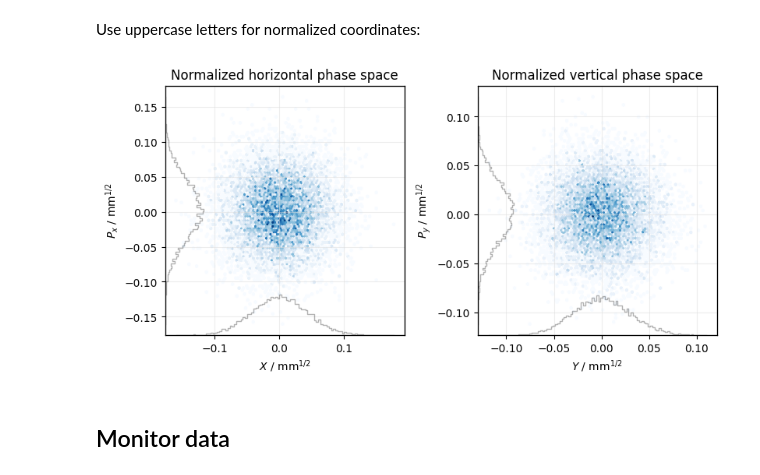
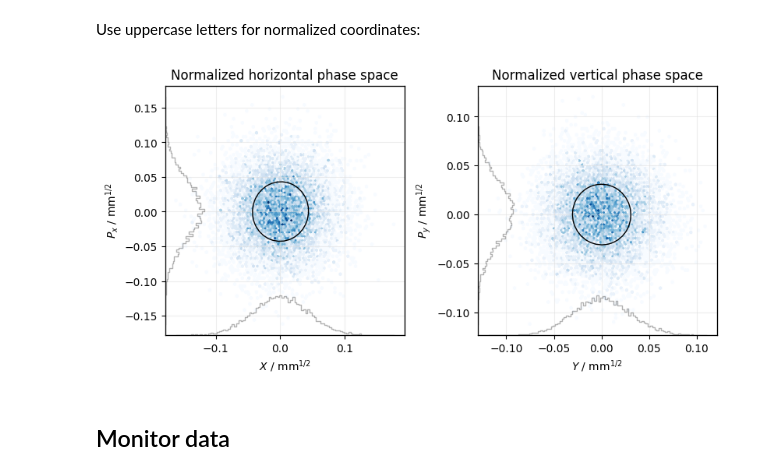
Before and after one commit to xsuite/xplt, a Jupyter notebook: examples/phasespace.ipynb, the cells around one changed output. Cells and saved outputs as stored; diff of their text form; code cells hidden in the pictures.

```diff
--- a/examples/phasespace.ipynb
+++ b/examples/phasespace.ipynb
@@ -32,7 +32,7 @@ x86_64-linux-gnu-gcc -pthread -Wno-unused-result -Wsign-compare -DNDEBUG -g -fwr
 x86_64-linux-gnu-gcc -pthread -shared -Wl,-O1 -Wl,-Bsymbolic-functions -Wl,-Bsymbolic-functions -Wl,-z,relro -g -fwrapv -O2 -Wl,-Bsymbolic-functions -Wl,-z,relro -g -fwrapv -O2 -g -fstack-protector-st ...
 # %%
 ## Generate particles
-particle_ref = xp.Particles(mass0=xp.PROTON_MASS_EV, q0=1, p0c=1e9)
+line.particle_ref = xp.Particles(mass0=xp.PROTON_MASS_EV, q0=1, p0c=1e9)
 nparticles = int(1e4)
 
 # Transverse distribution (gaussian)
@@ -48,7 +48,7 @@ delta = rel_momentum_spread * xp.generate_2D_gaussian(nparticles)[0]
 
 particles = xp.build_particles(
     tracker=tracker,
-    particle_ref=particle_ref,
+    particle_ref=line.particle_ref,
     x_norm=x,
     px_norm=px,
     nemitt_x=norm_emitt_x,
@@ -97,15 +101,14 @@ Calculate twiss parameters for normalization:
 # %%
 tw = tracker.twiss(
     method="4d",
-    particle_ref=particle_ref,
     at_s=np.unique(particles.s),  # twiss at location of particles
 )
 # %% [markdown]
 Use uppercase letters for normalized coordinates:
 # %%
-plot = xplt.PhaseSpacePlot(particles, kind="X,Y", twiss=tw)
+plot = xplt.PhaseSpacePlot(particles, kind="X,Y", twiss=tw, std=True)
 # %% [output]
-[figure, old version]
+[figure, new version]
 # %% [markdown]
 ## Monitor data
 # %% [markdown]
```
Also changed, not shown: parts of 3 cells of this notebook, 1 other file.
